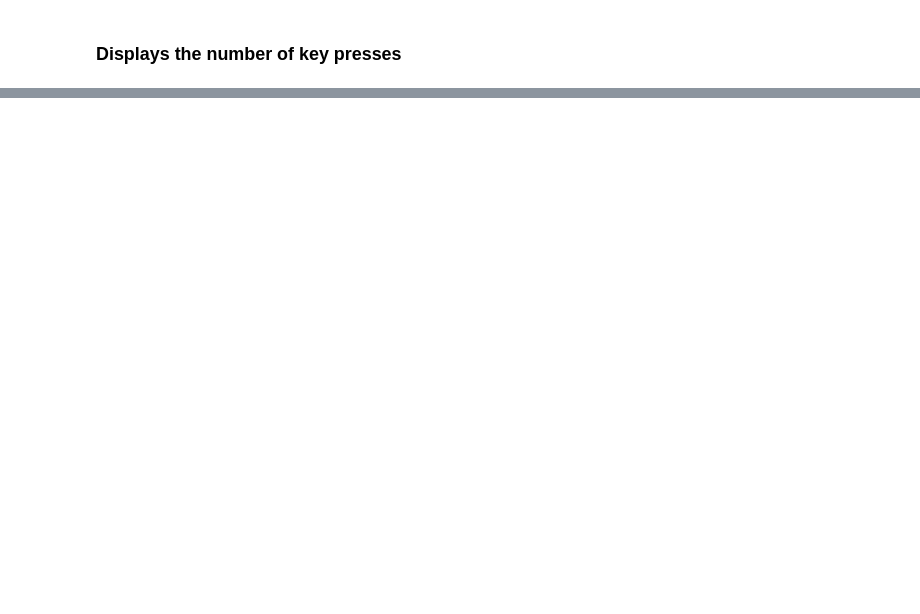
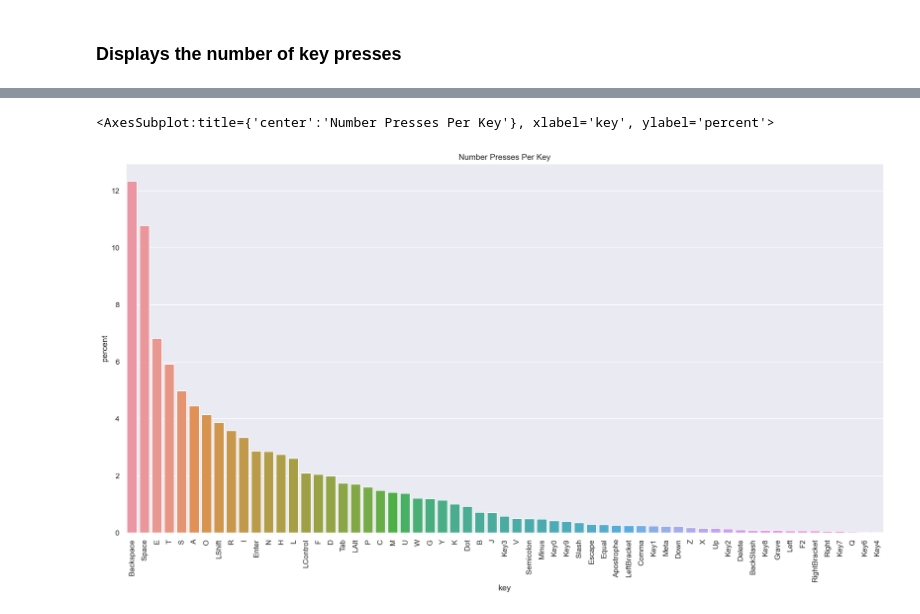
Before and after one commit to AlexanderBarry/keyboard-reader, a Jupyter notebook: analyzer.ipynb, the cells around one changed output, grey strips where cells are left out. Cells and saved outputs as stored; diff of their text form; code cells hidden in the pictures; blank space fills up the shorter version.

```diff
--- a/analyzer.ipynb
+++ b/analyzer.ipynb
@@ -51,3 +52,13 @@ fig
+# %%
+percent_fig = sns.barplot(x = df["key"] , y = df["percent"], )
+
+percent_fig.set_xticklabels(percent_fig.get_xticklabels(),rotation = 90)
+percent_fig.set_title("Number Presses Per Key")
+
+percent_fig
+# %% [output]
+<AxesSubplot:title={'center':'Number Presses Per Key'}, xlabel='key', ylabel='percent'>
+[figure, added]
 # %%
 # sort the dataframe by letters
 # more specifically since all the letters have length of
```
Also changed, not shown: parts of 5 cells of this notebook, 2 other files.
